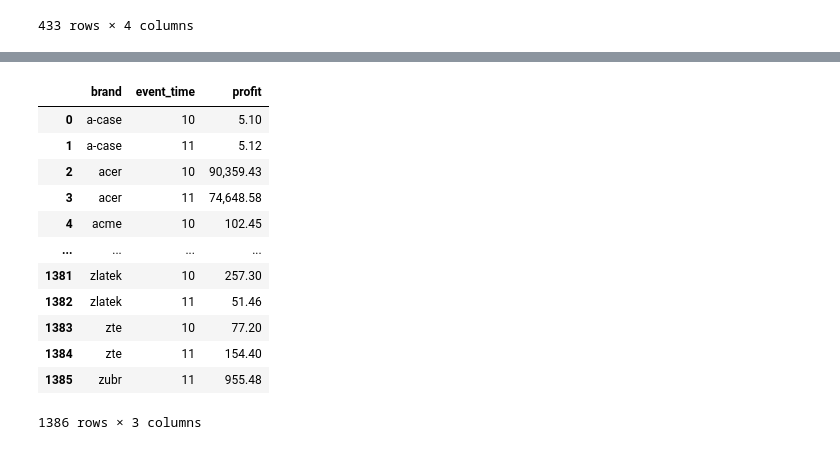
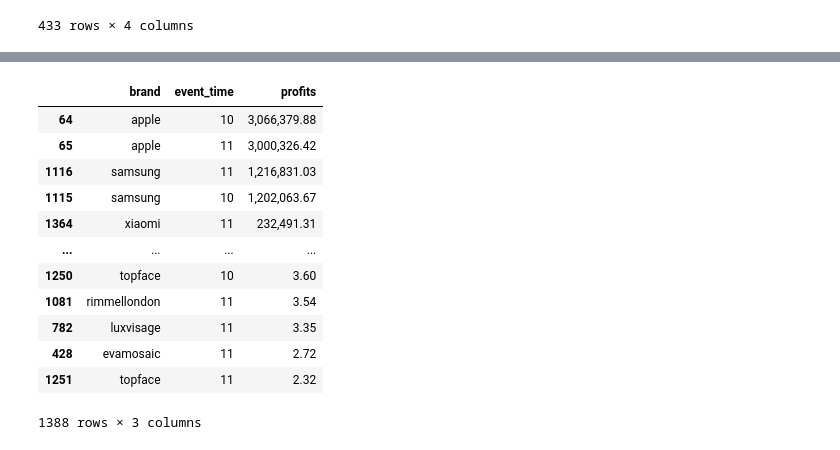
Before and after one commit to freebirdT/ADM_homework2, a Jupyter notebook: main.ipynb, the cells around one changed output, grey strips where cells are left out. Saved outputs shown, nothing was run; the diff lists cells and outputs as text; code cells hidden in the pictures.

```diff
--- a/main.ipynb
+++ b/main.ipynb
@@ -335,0 +346,12 @@ The profit for the brand bosch for each month is the following:
+# %%
+gc.collect()
+
+pd.options.display.float_format = '{:,.2f}'.format # Formatting the float values
+
+# Function that returns the mean price for each product category
+def getMeanPriceOfOtherBrands(brandName):
+    return pd.DataFrame(dataset[dataset.brand != brandName].groupby([dataset.brand]).price.mean()).rename(columns={'price':'mean_price'}).reset_index().sort_values(by = 'mean_price', ascending = False)
+
+meanPriceOfBrands = getMeanPriceOfOtherBrands(brandName)
+print('The average price of products of different brands vary very much as we can observe from the table below:')
+meanPriceOfBrands
@@ -336,22 +376,27 @@ The profit for the brand bosch for each month is the following:
 # %%
-# Selecting the rows with a brand different from the given brand
-
-otherBrandedTable = pd.DataFrame(dataset[dataset.brand != brandName])
+gc.collect()
 
 # Select only the rows with the selled item and calculate the total profit for each month
-otherBrandedTable = pd.DataFrame(otherBrandedTable[dataset.event_type == 'purchase'].groupby([dataset.brand, dataset.event_time.dt.month]).price.sum()).rename(columns={'price':'profit'}).reset_index()
-otherBrandedTable
+totalProfitsPerMonth = dataset[dataset.event_type == 'purchase'].groupby([dataset.brand, dataset.event_time.dt.month]).price.sum()
+
+# Renaming column of profits and sorting it's values
+totalProfitsPerMonth = pd.DataFrame(totalProfitsPerMonth).rename(columns = {'price':'profits'}).reset_index().sort_values(by = 'profits', ascending = False)
+
+# Renaming column of month
+totalProfitsPerMonth.rename(columns = {'event_time':'month'})
+
+totalProfitsPerMonth
 # %% [output]
-|  | brand | event_time | profit |
-| 0 | a-case | 10 | 5.10 |
-| 1 | a-case | 11 | 5.12 |
-| 2 | acer | 10 | 90,359.43 |
-| 3 | acer | 11 | 74,648.58 |
-| 4 | acme | 10 | 102.45 |
+|  | brand | event_time | profits |
+| 64 | apple | 10 | 3,066,379.88 |
+| 65 | apple | 11 | 3,000,326.42 |
+| 1116 | samsung | 11 | 1,216,831.03 |
+| 1115 | samsung | 10 | 1,202,063.67 |
+| 1364 | xiaomi | 11 | 232,491.31 |
 | ... | ... | ... | ... |
-| 1381 | zlatek | 10 | 257.30 |
-| 1382 | zlatek | 11 | 51.46 |
-| 1383 | zte | 10 | 77.20 |
-| 1384 | zte | 11 | 154.40 |
-| 1385 | zubr | 11 | 955.48 |
+| 1250 | topface | 10 | 3.60 |
+| 1081 | rimmellondon | 11 | 3.54 |
+| 782 | luxvisage | 11 | 3.35 |
+| 428 | evamosaic | 11 | 2.72 |
+| 1251 | topface | 11 | 2.32 |
-1386 rows × 3 columns
+1388 rows × 3 columns
```
Also changed, not shown: parts of 12 cells of this notebook.
